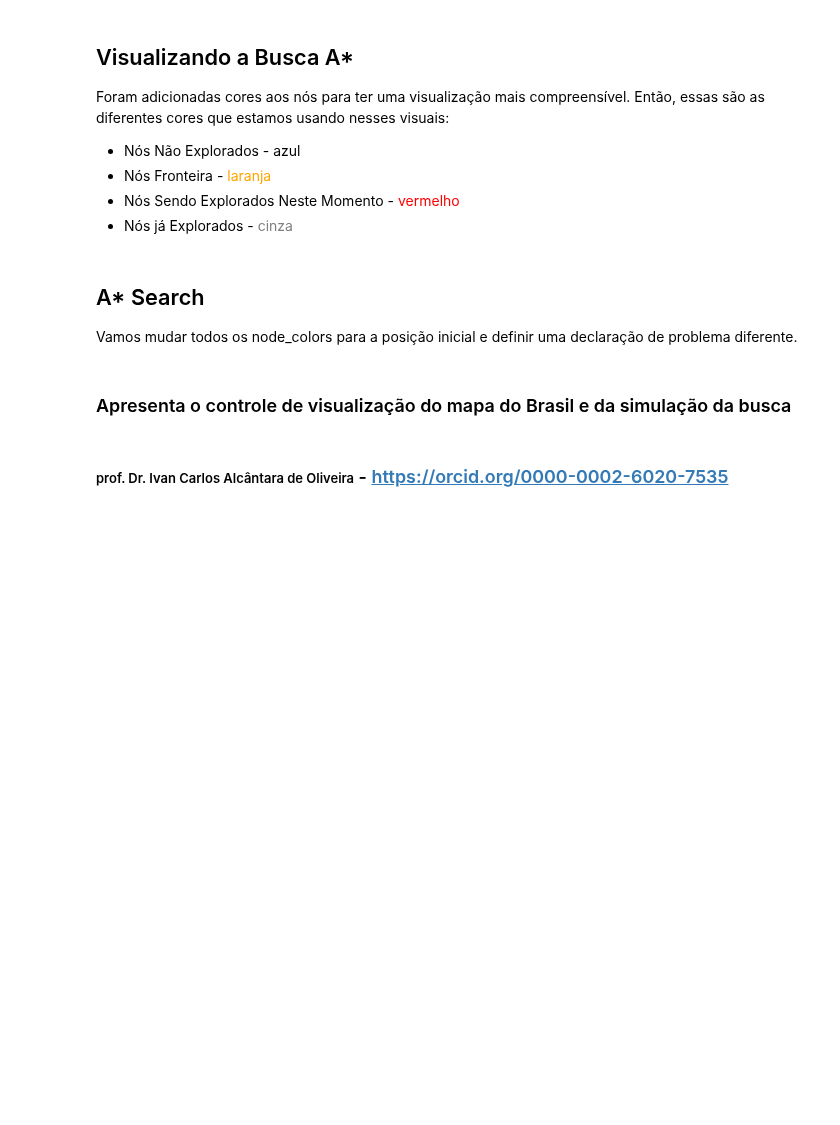
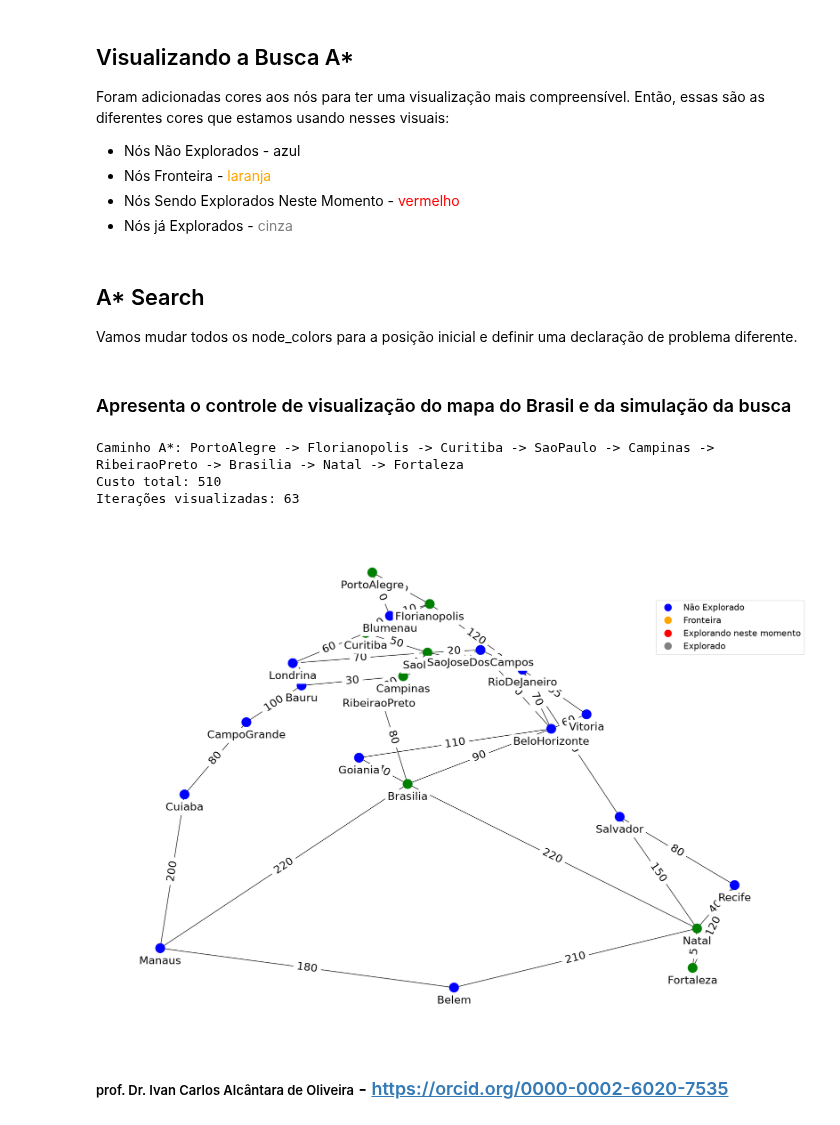
Before and after one commit to wvxbs/Faculdade, a Jupyter notebook: inteligencia-artificial/AEstrela_atividade/04_IA_buscaComInformacao_Aestrela_Pratica.ipynb, the cells around one changed output. Saved outputs shown, nothing was run; the diff lists cells and outputs as text; code cells hidden in the pictures; blank space fills up the shorter version.

```diff
--- a/inteligencia-artificial/AEstrela_atividade/04_IA_buscaComInformacao_Aestrela_Pratica.ipynb
+++ b/inteligencia-artificial/AEstrela_atividade/04_IA_buscaComInformacao_Aestrela_Pratica.ipynb
@@ -391,2 +299,15 @@ display_visual(user_input = False, algorithm = uniform_cost_search, problem = br
+# %%
+brasil_problem = GraphProblem('PortoAlegre', 'Fortaleza', brasil_map)
+iterations, all_node_colors, node = astar_search(brasil_problem)
+solution = [brasil_problem.initial] + node.solution()
+print('Caminho A*:', ' -> '.join(solution))
+print('Custo total:', node.path_cost)
+print('Iterações visualizadas:', iterations)
+show_map(final_path_colors(brasil_problem, node.solution()))
+# %% [output]
+Caminho A*: PortoAlegre -> Florianopolis -> Curitiba -> SaoPaulo -> Campinas -> RibeiraoPreto -> Brasilia -> Natal -> Fortaleza
+Custo total: 510
+Iterações visualizadas: 63
+[figure, added]
 # %% [markdown]
 ### <font size = '2'>prof. Dr. Ivan Carlos Alcântara de Oliveira</font> - <font color="blue">https://orcid.org/0000-0002-6020-7535</font>
```
Also changed, not shown: parts of 12 cells of this notebook, 2 other files.
